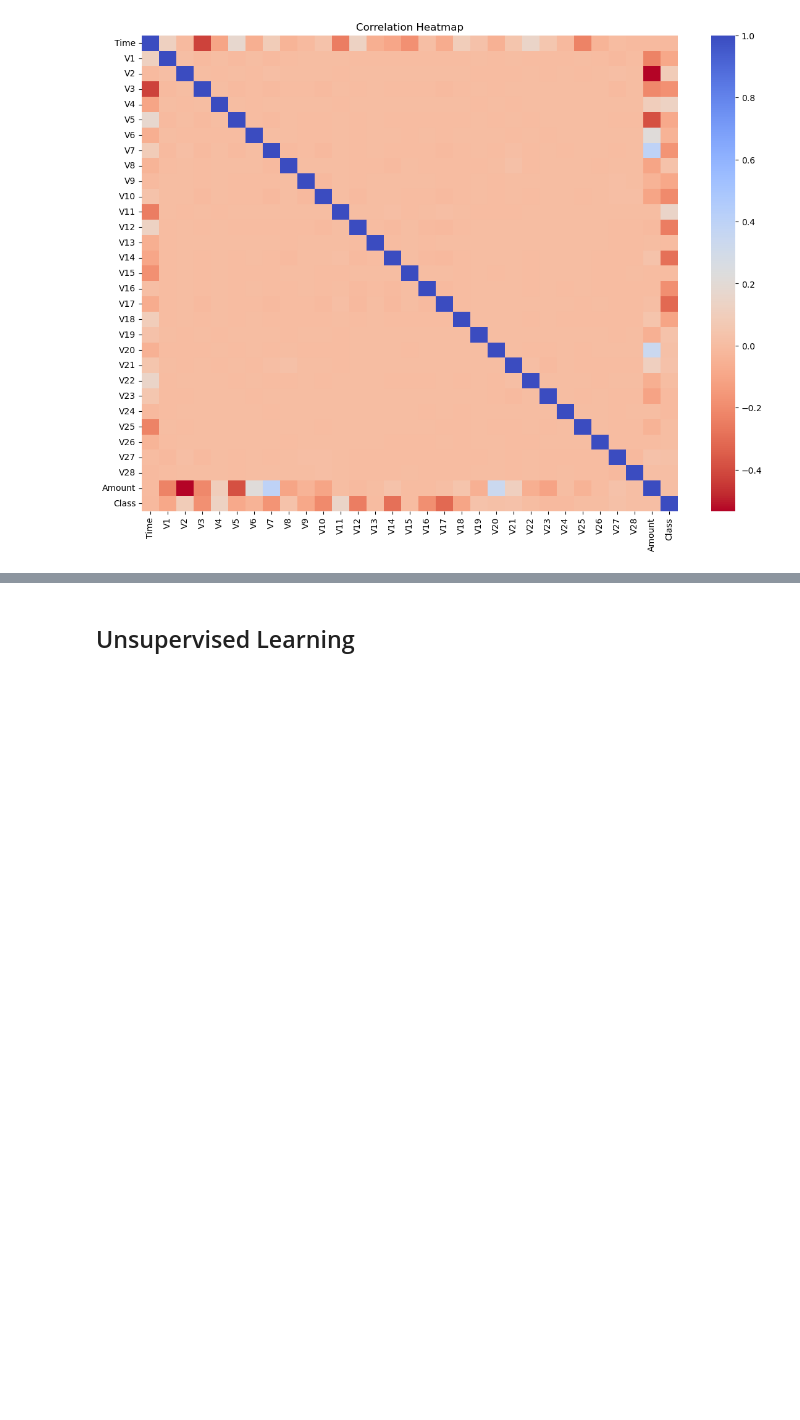
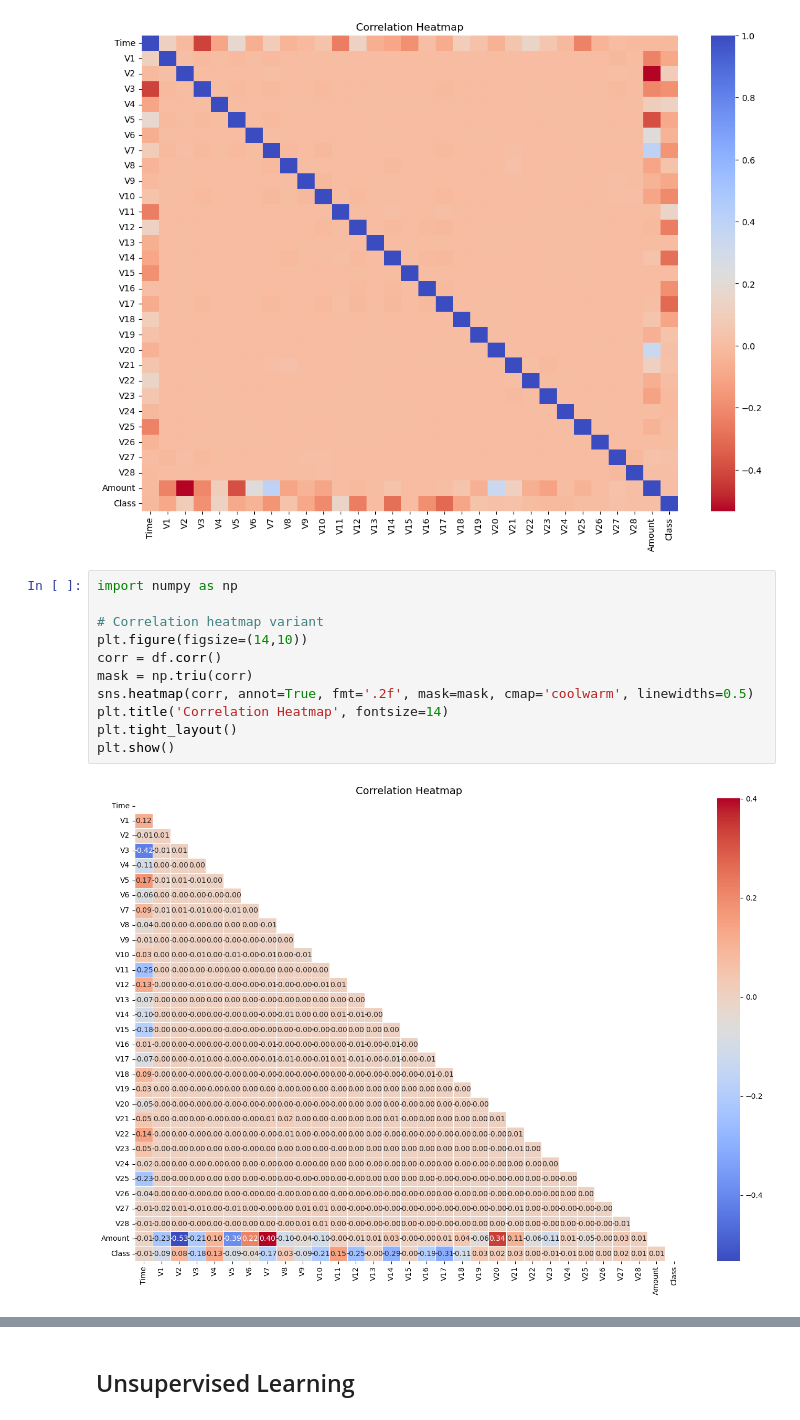
Before and after one commit to luckydoglou/ml-projects, a Jupyter notebook: anomaly-detection/v0/anomaly-detection-v0.ipynb, the cells around one changed output, grey strips where cells are left out. Saved outputs shown, nothing was run; the diff lists cells and outputs as text; blank space fills up the shorter version.

```diff
--- a/anomaly-detection/v0/anomaly-detection-v0.ipynb
+++ b/anomaly-detection/v0/anomaly-detection-v0.ipynb
@@ -252,5 +263,18 @@ plt.title('Correlation Heatmap')
 plt.show()
 # %% [output]
 [figure]
+# %%
+import numpy as np
+
+# Correlation heatmap variant
+plt.figure(figsize=(14,10))
+corr = df.corr()
+mask = np.triu(corr)
+sns.heatmap(corr, annot=True, fmt='.2f', mask=mask, cmap='coolwarm', linewidths=0.5)
+plt.title('Correlation Heatmap', fontsize=14)
+plt.tight_layout()
+plt.show()
+# %% [output]
+[figure, added]
 # %%
 # Top 10 features most correlated with fraud
```
Also changed, not shown: parts of 3 cells of this notebook.
